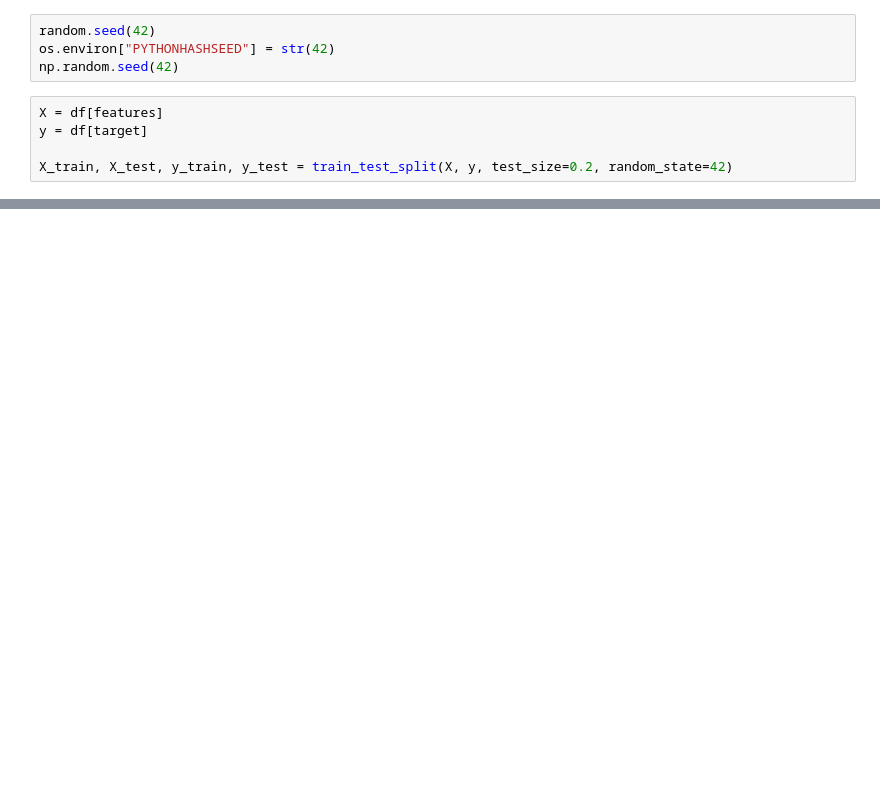
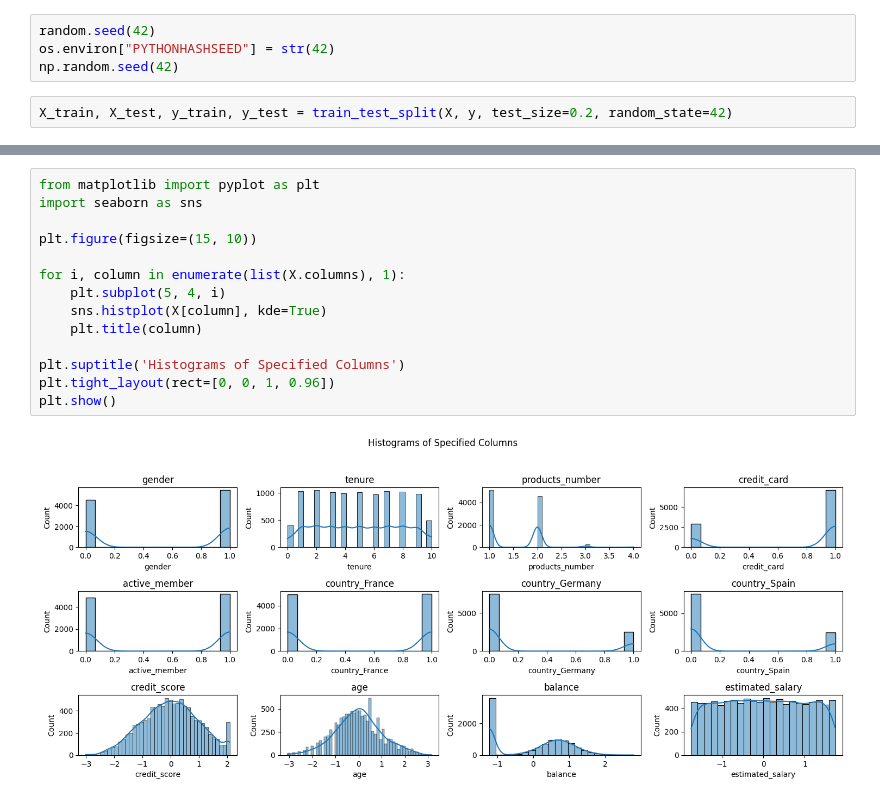
Before and after one commit to SKNETWORKS-FAMILY-AICAMP/SKN10-2nd-1Team, a Jupyter notebook: run.ipynb, the cells around one changed output, grey strips where cells are left out. Cells and saved outputs as stored; diff of their text form; blank space fills up the shorter version.

```diff
--- a/run.ipynb
+++ b/run.ipynb
@@ -20,9 +15,6 @@ random.seed(42)
 os.environ["PYTHONHASHSEED"] = str(42)
 np.random.seed(42)
 # %%
-X = df[features]
-y = df[target]
-
 X_train, X_test, y_train, y_test = train_test_split(X, y, test_size=0.2, random_state=42)
 # %%
 model = base_model(X_train, y_train)
@@ -74,0 +67,16 @@ roc_auc_curve_plt(y_test, y_pred)
+# %%
+from matplotlib import pyplot as plt
+import seaborn as sns
+
+plt.figure(figsize=(15, 10))
+
+for i, column in enumerate(list(X.columns), 1):
+    plt.subplot(5, 4, i)
+    sns.histplot(X[column], kde=True)
+    plt.title(column)
+
+plt.suptitle('Histograms of Specified Columns')
+plt.tight_layout(rect=[0, 0, 1, 0.96])
+plt.show()
+# %% [output]
+[figure, added]
```
Also changed, not shown: parts of 9 cells of this notebook, 13 other files.
